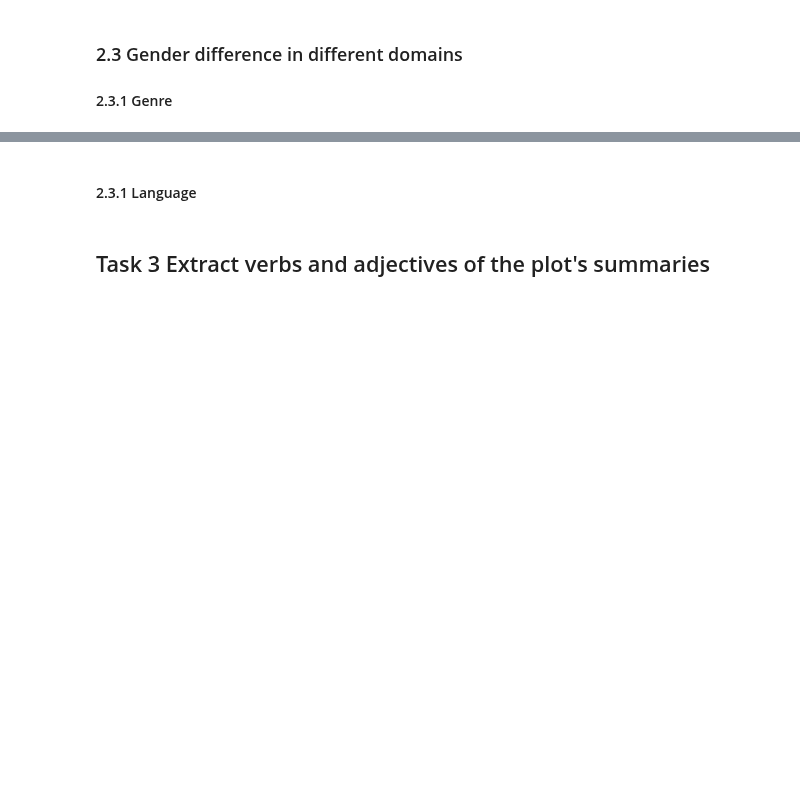
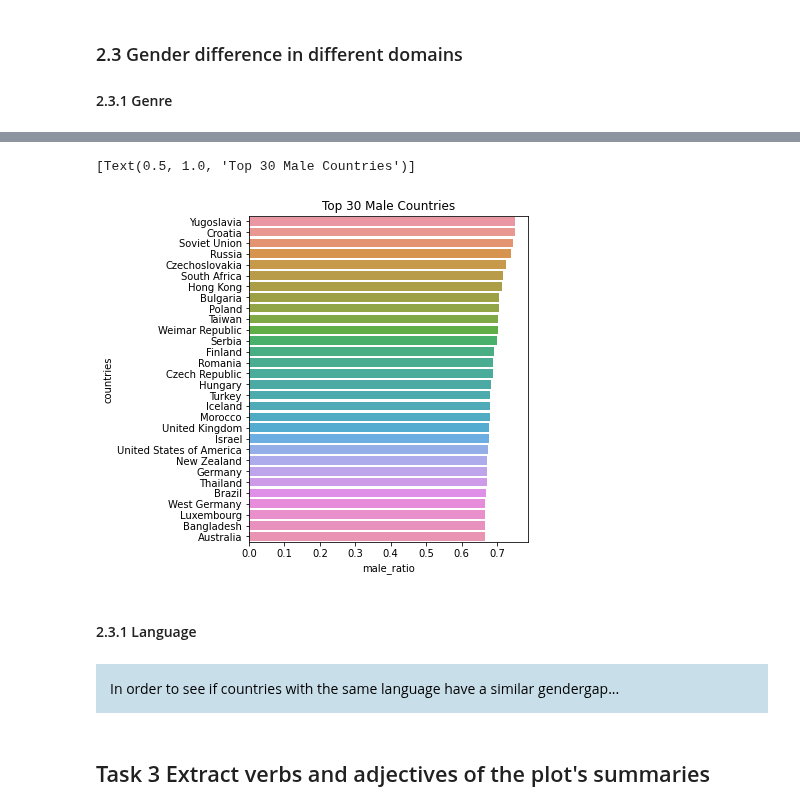
Before and after one commit to epfl-ada/ada-2022-project-yiyisoda, a Jupyter notebook: milestone_2.ipynb, the cells around one changed output, grey strips where cells are left out. Drawn from its saved outputs; the diff is of its cells as text; code cells hidden in the pictures; blank space fills up the shorter version.

```diff
--- a/milestone_2.ipynb
+++ b/milestone_2.ipynb
@@ -515,2 +706,10 @@ sns.barplot(data=genre_gender, x="female_ratio", y="genres").set(title='Female c
+# %%
+male_countries = genderratio_domain(movie_countries, 'countries', 50, characters, 'M')
+male_countries['countries'] = male_countries.index
+f, ax = plt.subplots(figsize=(5, 6))
+sns.barplot(data=male_countries, x="male_ratio", y= 'countries').set(title='Top 30 Male Countries')
+# %% [output]
+[Text(0.5, 1.0, 'Top 30 Male Countries')]
+[figure, added]
 # %% [markdown]
 #### 2.3.1 Language
@@ -519,3 +716,7 @@ sns.barplot(data=genre_gender, x="female_ratio", y="genres").set(title='Female c
+# %% [markdown]
+<div class="1.1" style='background-color:#c8dfea; padding:1em;'>
+<span style="color:black">
+In order to see if countries with the same language have a similar gendergap...
 # %% [markdown]
 ## Task 3 Extract verbs and adjectives of the plot's summaries
 # %%
```
Also changed, not shown: parts of 43 cells of this notebook.
